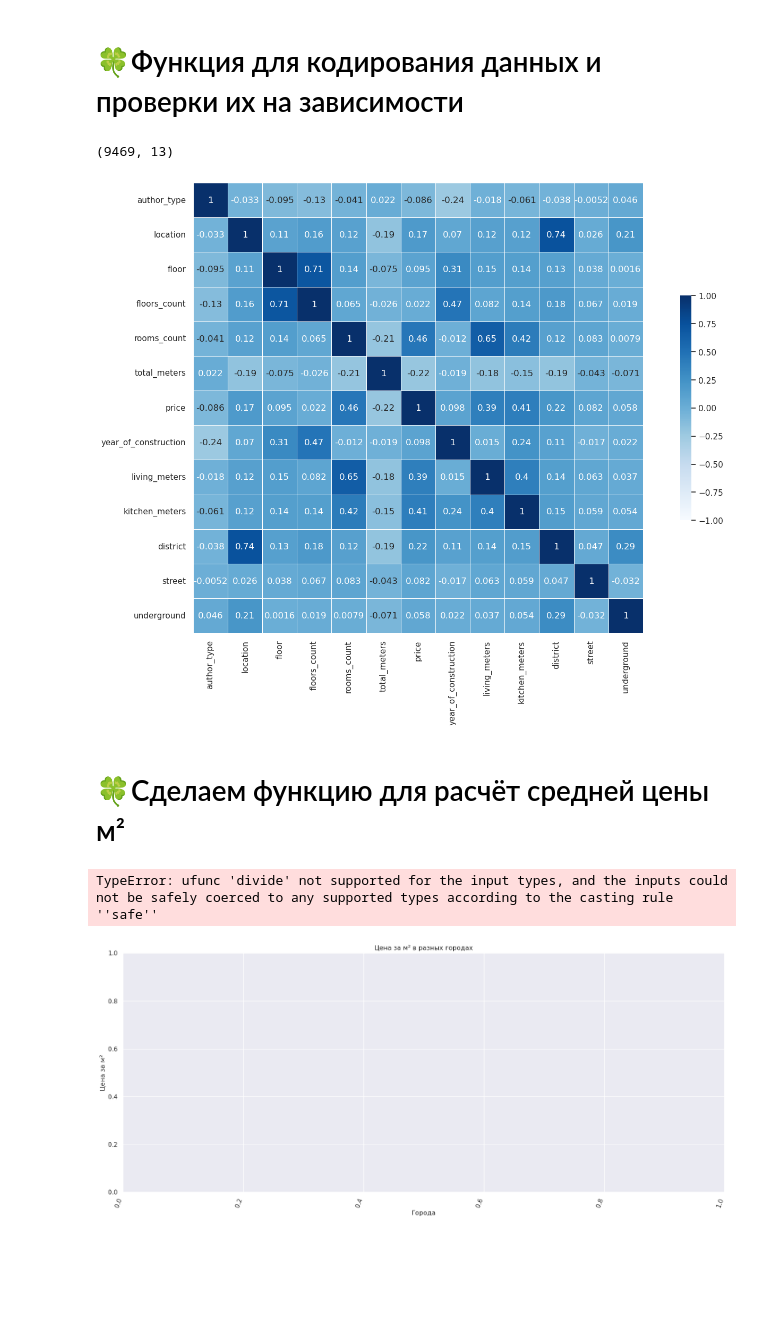
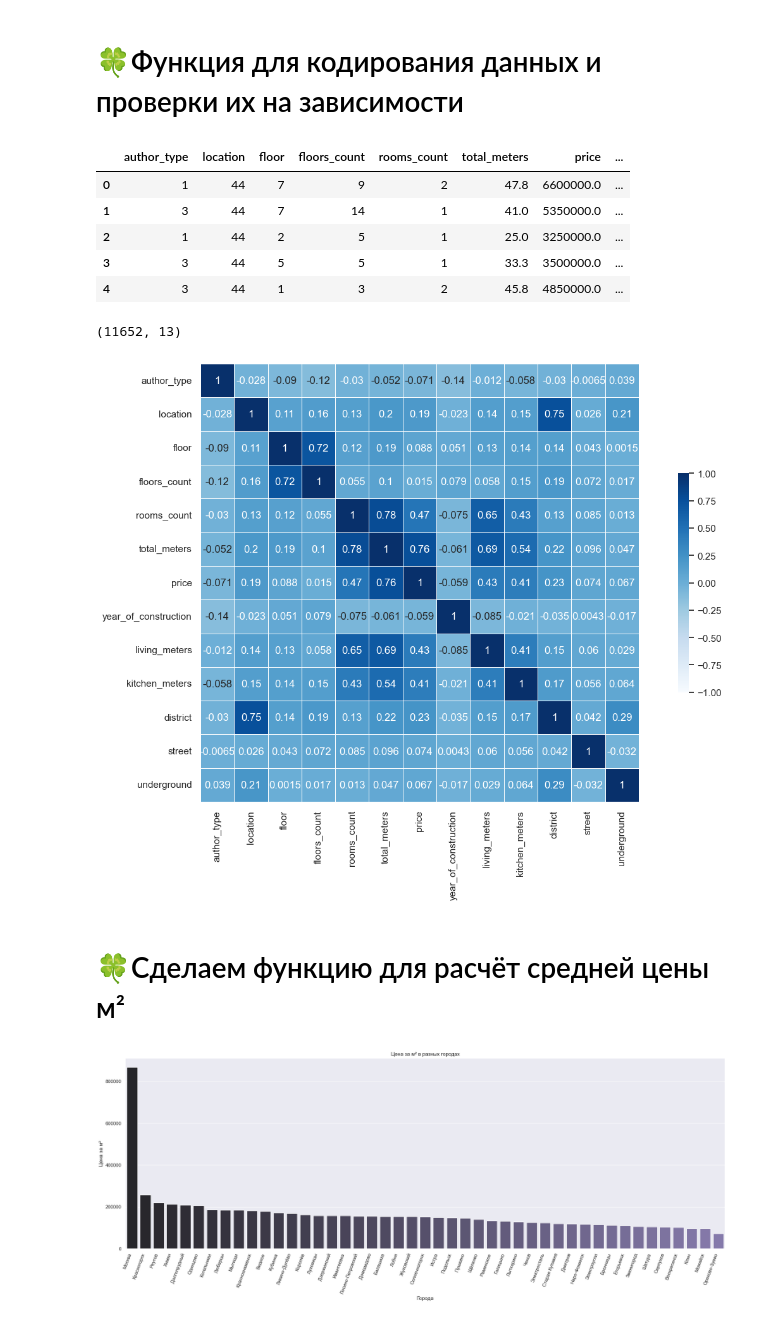
Before and after one commit to tmwsw/ML, a Jupyter notebook: main.ipynb, the cells around one changed output. Saved outputs shown, nothing was run; the diff lists cells and outputs as text; code cells hidden in the pictures; blank space fills up the shorter version.

```diff
--- a/main.ipynb
+++ b/main.ipynb
@@ -247,30 +282,31 @@ def number_encode_features(init_df):
 
 encoded_data, encoders = number_encode_features(df) #Теперь encoded data содержит закодированные категориальные признаки
 encoded_data.head() #проверяем
-df.shape
 # %% [output]
-(9469, 13)
+|  | author_type | location | floor | floors_count | rooms_count | total_meters | price | ... |
+| 0 | 1 | 44 | 7 | 9 | 2 | 47.8 | 6600000.0 | ... |
+| 1 | 3 | 44 | 7 | 14 | 1 | 41.0 | 5350000.0 | ... |
+| 2 | 1 | 44 | 2 | 5 | 1 | 25.0 | 3250000.0 | ... |
+| 3 | 3 | 44 | 5 | 5 | 1 | 33.3 | 3500000.0 | ... |
+| 4 | 3 | 44 | 1 | 3 | 2 | 45.8 | 4850000.0 | ... |
+# %%
+df.shape
+# %% [output]
+(11652, 13)
 # %%
 sns.set(style="darkgrid")
 
 # Копируем данные и считаем корреляцию
 temp3 = encoded_data.copy()
 corr = temp3.corr()
-
-# Задаем размер фигуры
-f, ax = plt.subplots(figsize=(18, 11))
-
-# Задаем цветовую палитру в желто-оранжевых оттенках
+f, ax = plt.subplots(figsize=(16, 9))
 cmap = sns.color_palette("Blues", as_cmap=True)
-
 # Создаем тепловую карту без маски
 sns.heatmap(corr, cmap=cmap, vmax=1, vmin=-1, center=0, annot=True,
             square=True, linewidths=.5, cbar_kws={"shrink": .5})
-
-# Показываем график
 plt.show()
 # %% [output]
-[figure, old version]
+[figure, new version]
 # %% [markdown]
 # 🍀Сделаем функцию для расчёт средней цены м²
 # %%
@@ -278,33 +314,30 @@ dict_city = df['location'].unique()
 
 def price_for_meter(location):
     city = df[df['location'] == location]
+    df['total_meters'] = df['total_meters'].astype(float) # с типом float будет легче обрабатывать данные
     price_for_city = city['price'].sum()
 
     clean_data = city['total_meters'].sum()
-
     return round(price_for_city/clean_data, 2)
 
-with open('sorted_info.csv', 'w', newline='', encoding='UTF-8') as csvfile:
+with open('info.csv', 'w', newline='', encoding='UTF-8') as csvfile:
     names = ['city', 'price_for_meter']
     writer = csv.DictWriter(csvfile, fieldnames=names)
     writer.writeheader()
     for city in dict_city:
         writer.writerow({'city': city, 'price_for_meter': price_for_meter(city)})
-# %% [output]
-TypeError: ufunc 'divide' not supported for the input types, and the inputs could not be safely coerced to any supported types according to the casting rule ''safe''
 # %%
-info = pd.read_csv('sorted_info.csv')
-info_sorted = info.sort_values(by='price_for_meter', ascending=False)
+info = pd.read_csv('info.csv')
+info.sort_values(["price_for_meter"], axis=0, ascending=[False], inplace=True)
 # %%
 # График для средней цены за м2 во всех городах
 sns.set_style("darkgrid")
-info = pd.read_csv('sorted_info.csv')
-plt.figure(figsize=(20, 8))
+plt.figure(figsize=(25, 8))
 sns.barplot(hue='city', legend=False, x='city', y='price_for_meter', data=info, color='m')
 plt.title('Цена за м² в разных городах')
 plt.xlabel('Города')
 plt.ylabel('Цена за м²')
 plt.xticks(rotation=70, ha='right')
 plt.show()
 # %% [output]
-[figure, old version]
+[figure, new version]
```
Also changed, not shown: parts of 26 cells of this notebook, 10 other files.
